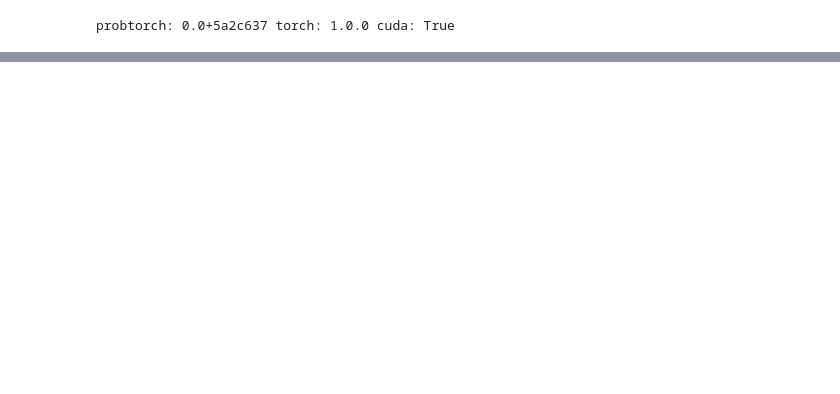
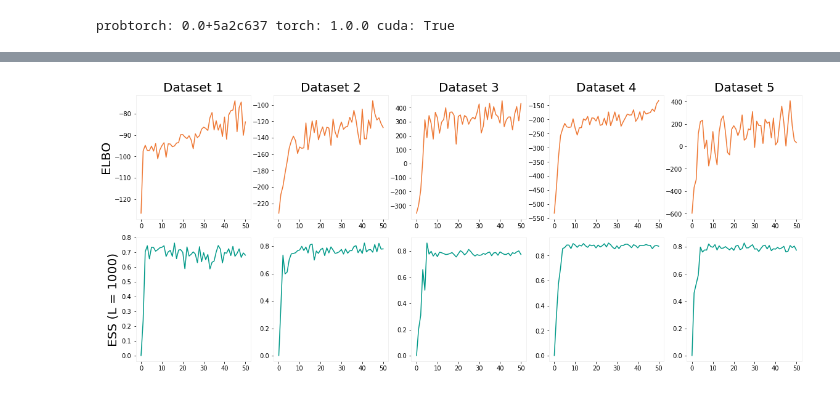
Before and after one commit to hao-w/apgs, a Jupyter notebook: GMM/experiments/apg-gmm-viz.ipynb, the cells around one changed output, grey strips where cells are left out. Drawn from its saved outputs; the diff is of its cells as text; code cells hidden in the pictures; blank space fills up the shorter version.

Commit message:
The ELBO estimation is noisy, but roughly showed that it becomes tighter

```diff
--- a/GMM/experiments/apg-gmm-viz.ipynb
+++ b/GMM/experiments/apg-gmm-viz.ipynb
@@ -52,0 +48,6 @@ visualizer.Plot_chains(Metrics['samples'], Metrics['data'])
+# %%
+L = 1000
+Metrics_converge = evaluator.Test_uniform(APG_test, Data, DATA_PTR, mcmc_steps=50, sample_size=L)
+visualizer.Plot_metrics(Metrics_converge['elbos'], Metrics_converge['ess'], sample_size=L)
+# %% [output]
+[figure, added]
```
Also changed, not shown: parts of 3 cells of this notebook, 6 other files.
